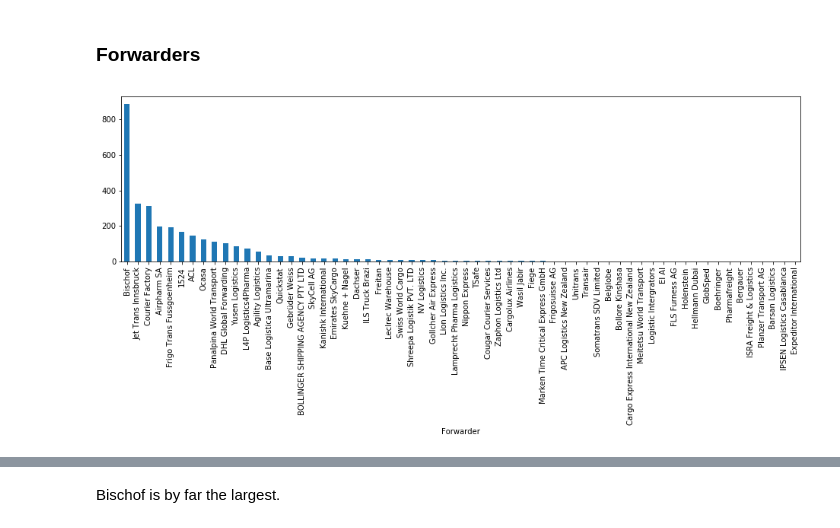
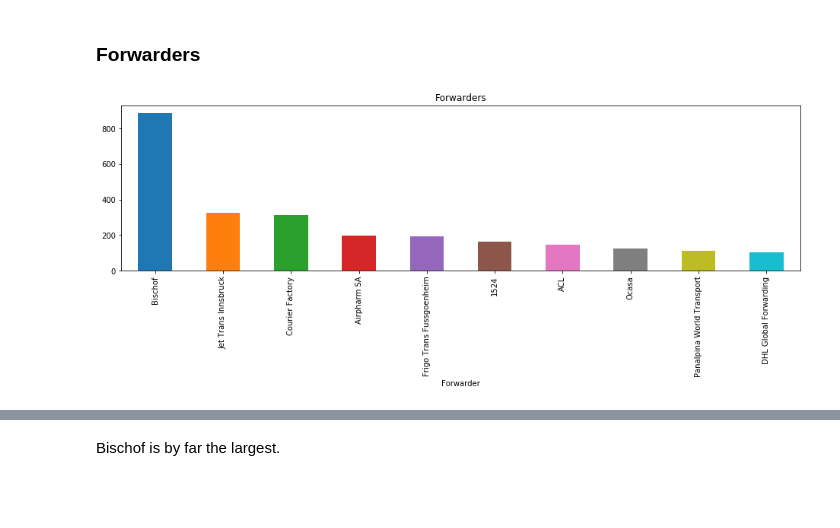
Before and after one commit to chriswegmann/prometheon, a Jupyter notebook: analytics/DataExploration.ipynb, the cells around one changed output, grey strips where cells are left out. Cells and saved outputs as stored; diff of their text form; code cells hidden in the pictures; blank space fills up the shorter version.

```diff
--- a/analytics/DataExploration.ipynb
+++ b/analytics/DataExploration.ipynb
@@ -112,7 +112,8 @@ We mostly have a Forwarder (82%), and TruckingTimeEnd. We only occasionally have
 ### Forwarders
 # %%
 fig, ax = plt.subplots(1, 1, figsize=(16,4))
-transport.groupby('Forwarder').count()['TransportID'].sort_values(ascending=False).plot(kind='bar', ax=ax)
+transport.groupby('Forwarder').count()['TransportID'].sort_values(ascending=False).head(10).plot(kind='bar', ax=ax)
+ax.set_title('Forwarders')
 plt.show()
 # %% [output]
-[figure, old version]
+[figure, new version]
```
Also changed, not shown: parts of 7 cells of this notebook, 3 other files.
